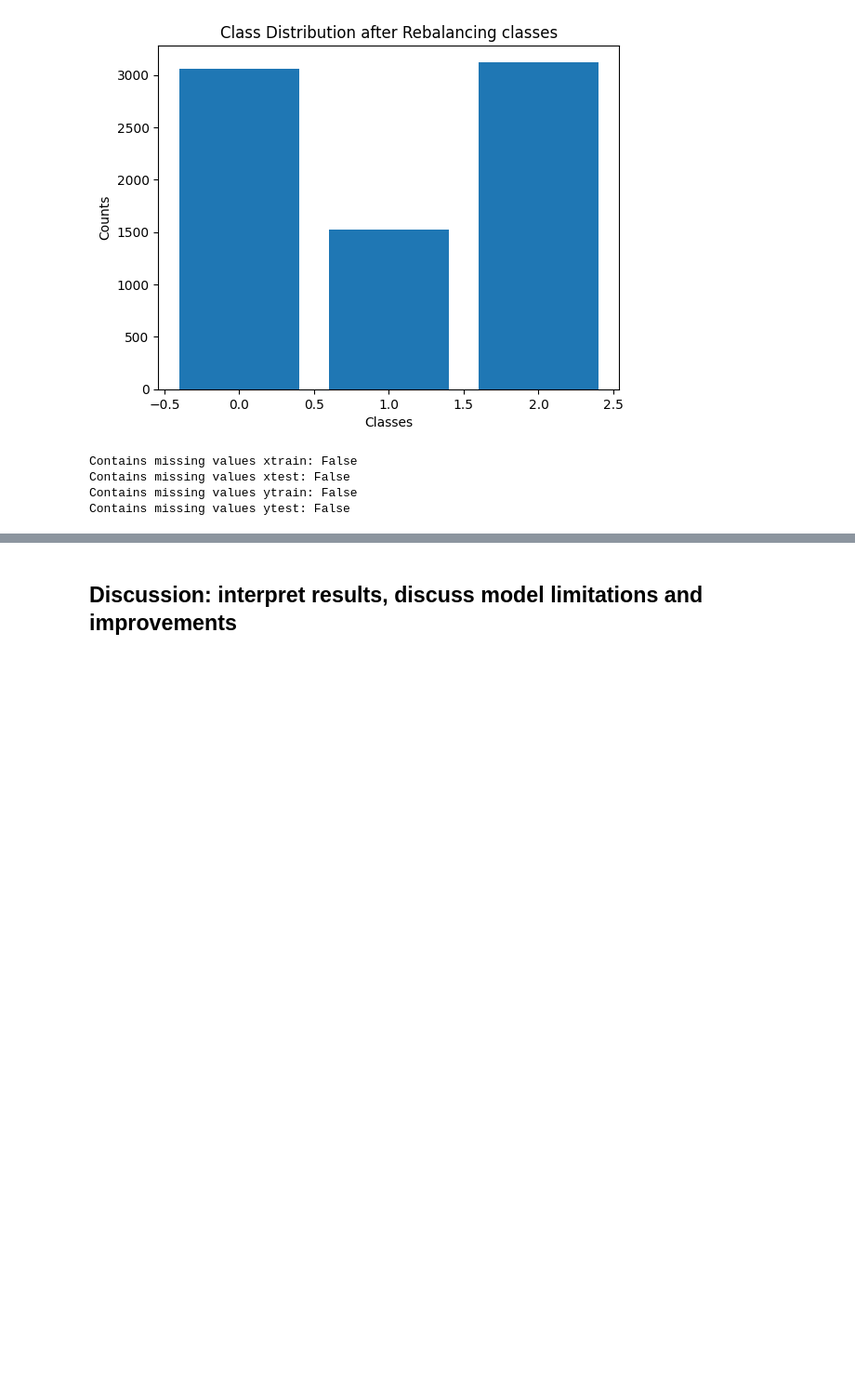
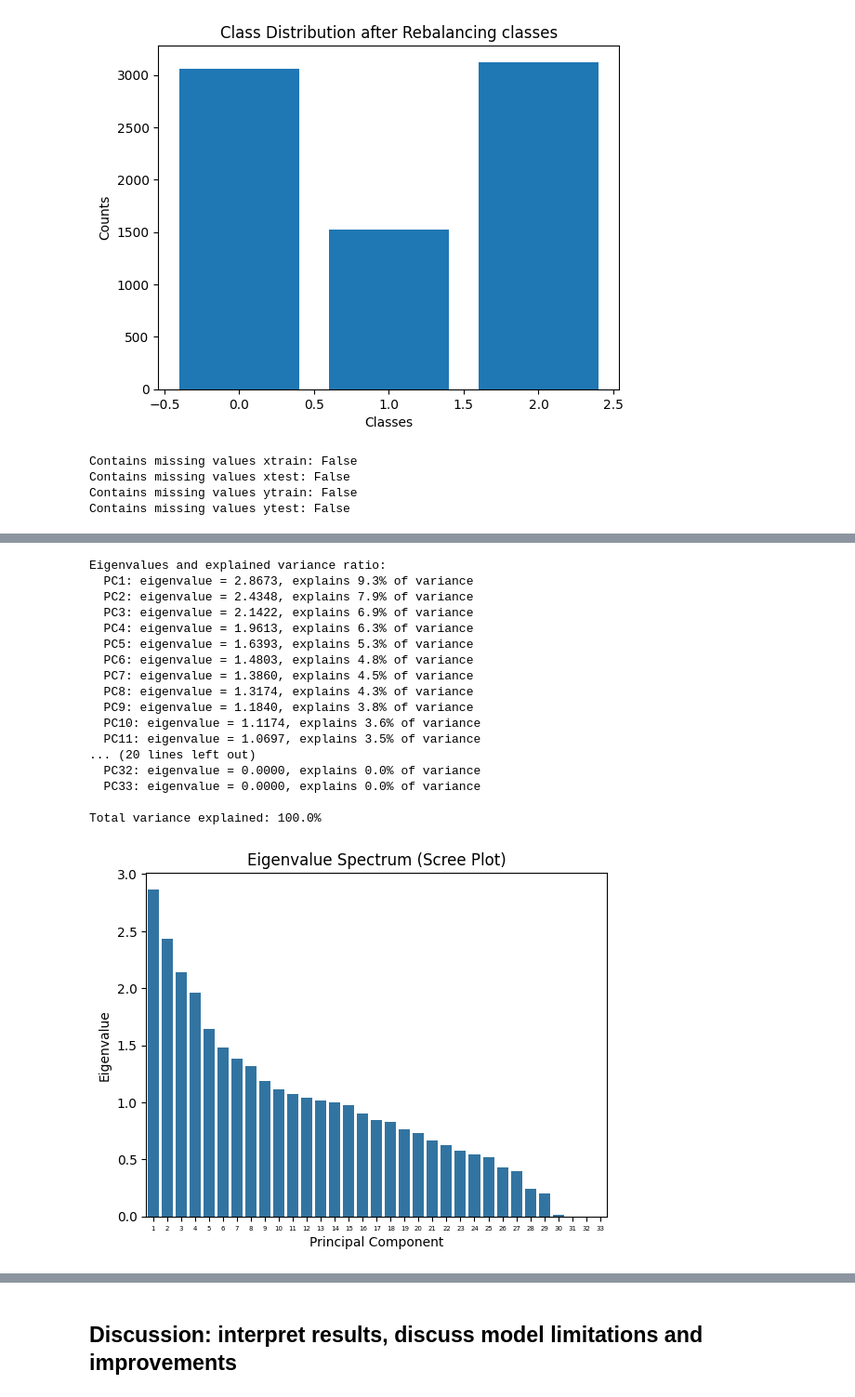
Before and after one commit to calgalvan/277A_Final_Project, a Jupyter notebook: notebook_submission.ipynb, the cells around one changed output, grey strips where cells are left out. Shown at 93% size. Cells and saved outputs as stored; diff of their text form; code cells hidden in the pictures; blank space fills up the shorter version.

```diff
--- a/notebook_submission.ipynb
+++ b/notebook_submission.ipynb
@@ -198,7 +200,8 @@ def split_scale_impute(df):
     print(f"Contains missing values xtest: {test_df.isna().any().any()}")
     print(f"Contains missing values ytrain: {y_train.isna().any().any()}")
     print(f"Contains missing values ytest: {y_test.isna().any().any()}")
-    return X_train, X_test, y_train, y_test
+
+    return XS_train, XS_test, y_train, y_test
 # %% [markdown]
 #### Evaluation Methods
 # %%
@@ -423,0 +443,41 @@ Contains missing values ytest: False
+# %%
+# examine PCA
+pca = PCA()
+pca.fit(X_train, y_train)
+
+# Get eigenvalues (explained variance)
+eigenvalues = pca.explained_variance_
+explained_ratio = pca.explained_variance_ratio_
+
+print("Eigenvalues and explained variance ratio:")
+for i, (ev, ratio) in enumerate(zip(eigenvalues, explained_ratio)):
+    print(f"  PC{i+1}: eigenvalue = {ev:.4f}, explains {ratio*100:.1f}% of variance")
+
+print(f"\nTotal variance explained: {sum(explained_ratio)*100:.1f}%")
+
+# Scree plot
+sns.barplot(x=np.arange(1, np.max(len(eigenvalues)) + 1), y=eigenvalues)
+plt.xlabel('Principal Component')
+plt.ylabel('Eigenvalue')
+plt.title('Eigenvalue Spectrum (Scree Plot)')
+plt.xticks(fontsize=5)
+plt.show()
+# %% [output]
+Eigenvalues and explained variance ratio:
+  PC1: eigenvalue = 2.8673, explains 9.3% of variance
+  PC2: eigenvalue = 2.4348, explains 7.9% of variance
+  PC3: eigenvalue = 2.1422, explains 6.9% of variance
+  PC4: eigenvalue = 1.9613, explains 6.3% of variance
+  PC5: eigenvalue = 1.6393, explains 5.3% of variance
+  PC6: eigenvalue = 1.4803, explains 4.8% of variance
+  PC7: eigenvalue = 1.3860, explains 4.5% of variance
+  PC8: eigenvalue = 1.3174, explains 4.3% of variance
+  PC9: eigenvalue = 1.1840, explains 3.8% of variance
+  PC10: eigenvalue = 1.1174, explains 3.6% of variance
+  PC11: eigenvalue = 1.0697, explains 3.5% of variance
+... (20 lines left out)
+  PC32: eigenvalue = 0.0000, explains 0.0% of variance
+  PC33: eigenvalue = 0.0000, explains 0.0% of variance
+
+Total variance explained: 100.0%
+[figure, added]
```
Also changed, not shown: parts of 7 cells of this notebook.
